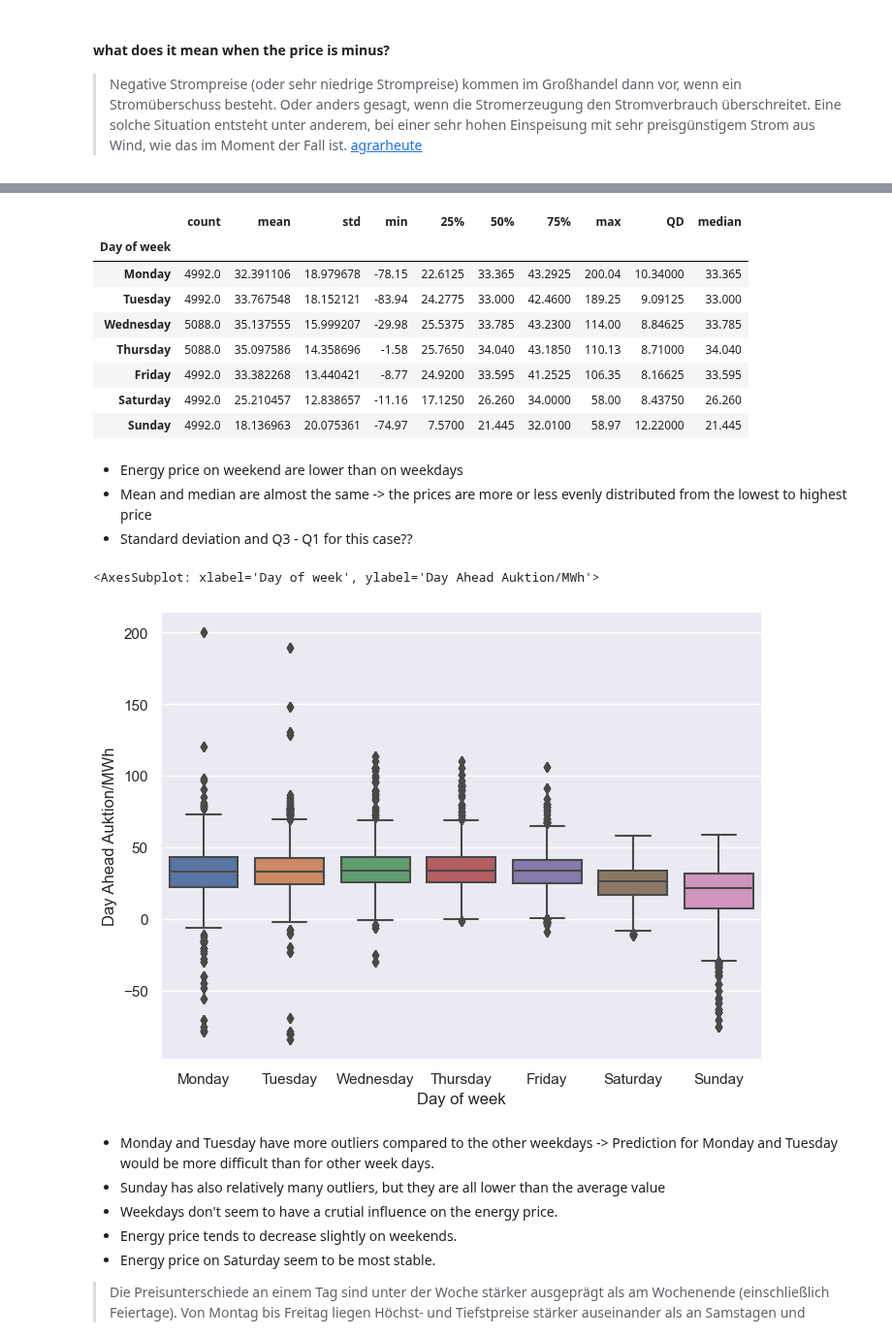
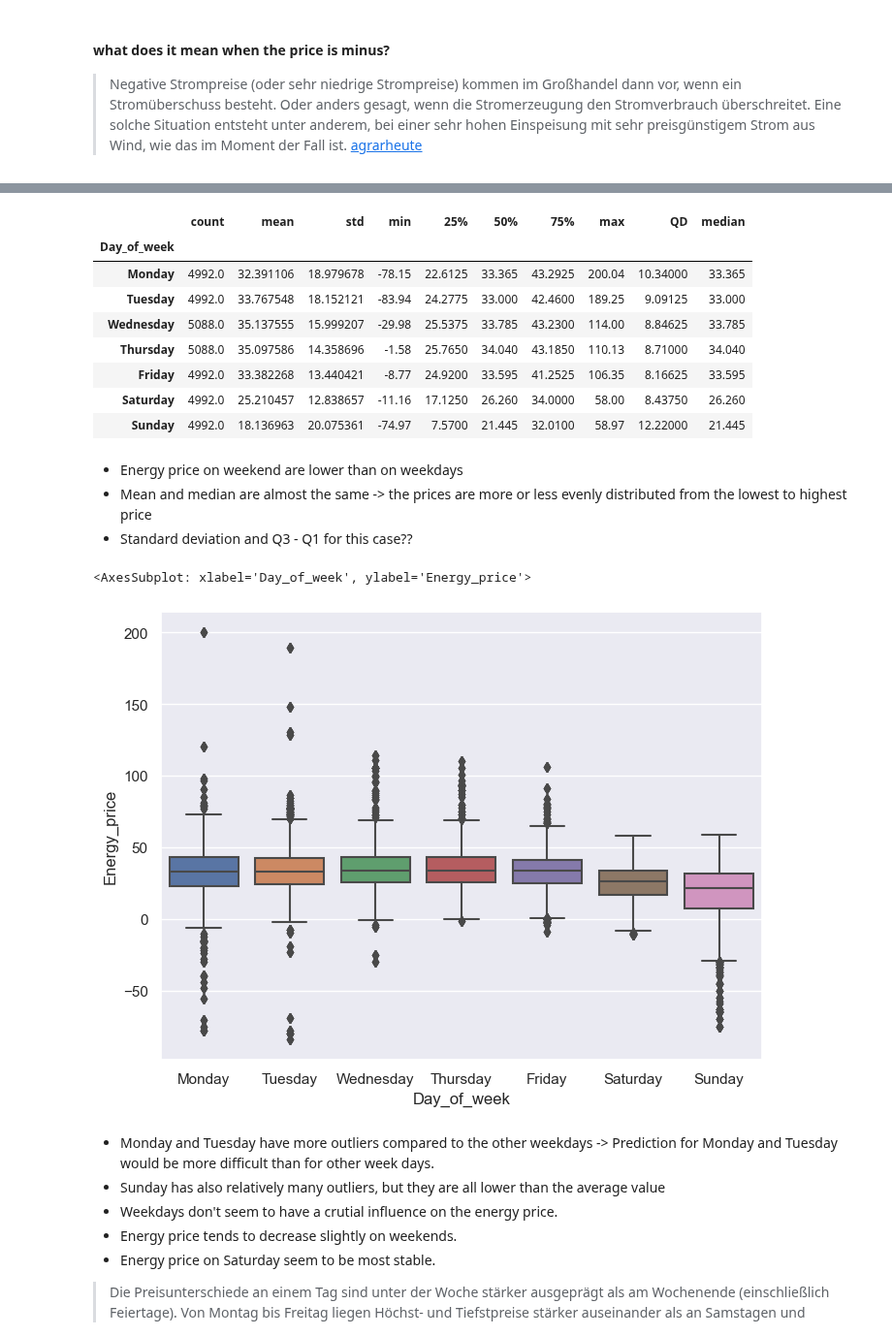
Before and after one commit to M-123-456/team-6-energy-costs, a Jupyter notebook: first_notebook.ipynb, the cells around one changed output, grey strips where cells are left out. Shown at 97% size. Cells and saved outputs as stored; diff of their text form; code cells hidden in the pictures.

```diff
--- a/first_notebook.ipynb
+++ b/first_notebook.ipynb
@@ -22,13 +22,13 @@ df = pd.read_csv(
 energy_df = df.copy()
 
 # rename date column
-energy_df.rename(columns={'Datum (MT+1)': 'Datetime', 'Day Ahead Auktion (DE-LU)': 'Day Ahead Auktion/MWh' }, inplace=True)
+energy_df.rename(columns={'Datum (MT+1)': 'Datetime', 'Day Ahead Auktion (DE-LU)': 'Energy_price', 'Nicht Erneuerbar': 'Nicht_Erneuerbar' }, inplace=True)
 # %%
 # add Date column
 energy_df['Date'] = energy_df['Datetime'].dt.date
 # %%
 # add weekday column
-energy_df['Day of week'] = energy_df['Datetime'].dt.day_name()
+energy_df['Day_of_week'] = energy_df['Datetime'].dt.day_name()
 # %%
 # remove import saldo column, as all values are NaN
 energy_df = energy_df.dropna(axis=1, how="all")
@@ -172,18 +169,18 @@ sns.lineplot(
 # %%
-# Energy price grouped by day of week
-desc = grp_day_of_week['Day Ahead Auktion/MWh'].describe()
+# Energy price grouped by Day_of_week
+desc = grp_day_of_week['Energy_price'].describe()
 # Add a column Q3 - Q1
 desc['QD'] = (desc['75%'] - desc['25%']) / 2
 # create a series of median and rename column
-median = grp_day_of_week['Day Ahead Auktion/MWh'].median()
+median = grp_day_of_week['Energy_price'].median()
 median.rename('median', inplace=True)
 
 # merge extended description and median
-desc_with_med_and_qd = pd.merge(desc, median, on='Day of week')
+desc_with_med_and_qd = pd.merge(desc, median, on='Day_of_week')
 desc_with_med_and_qd.reindex(index=list_day_of_week)
 # %% [output]
 |  | count | mean | std | min | 25% | 50% | 75% | max | QD | median |
-| Day of week |  |  |  |  |  |  |  |  |  |  |
+| Day_of_week |  |  |  |  |  |  |  |  |  |  |
 | Monday | 4992.0 | 32.391106 | 18.979678 | -78.15 | 22.6125 | 33.365 | 43.2925 | 200.04 | 10.34000 | 33.365 |
 | Tuesday | 4992.0 | 33.767548 | 18.152121 | -83.94 | 24.2775 | 33.000 | 42.4600 | 189.25 | 9.09125 | 33.000 |
 | Wednesday | 5088.0 | 35.137555 | 15.999207 | -29.98 | 25.5375 | 33.785 | 43.2300 | 114.00 | 8.84625 | 33.785 |
@@ -198,13 +195,13 @@ desc_with_med_and_qd.reindex(index=list_day_of_week)
 # %%
 plt.figure(figsize=(8, 6))
 sns.boxplot(
-    x=energy_df['Day of week'],
+    x=energy_df['Day_of_week'],
     order=list_day_of_week,
-    y=energy_df['Day Ahead Auktion/MWh']
+    y=energy_df['Energy_price']
     )
 # %% [output]
-<AxesSubplot: xlabel='Day of week', ylabel='Day Ahead Auktion/MWh'>
+<AxesSubplot: xlabel='Day_of_week', ylabel='Energy_price'>
-[figure, old version]
+[figure, new version]
 # %% [markdown]
 - Monday and Tuesday have more outliers compared to the other weekdays -> Prediction for Monday and Tuesday would be more difficult than for other week days.
 - Sunday has also relatively many outliers, but they are all lower than the average value
```
Also changed, not shown: parts of 16 cells of this notebook.
